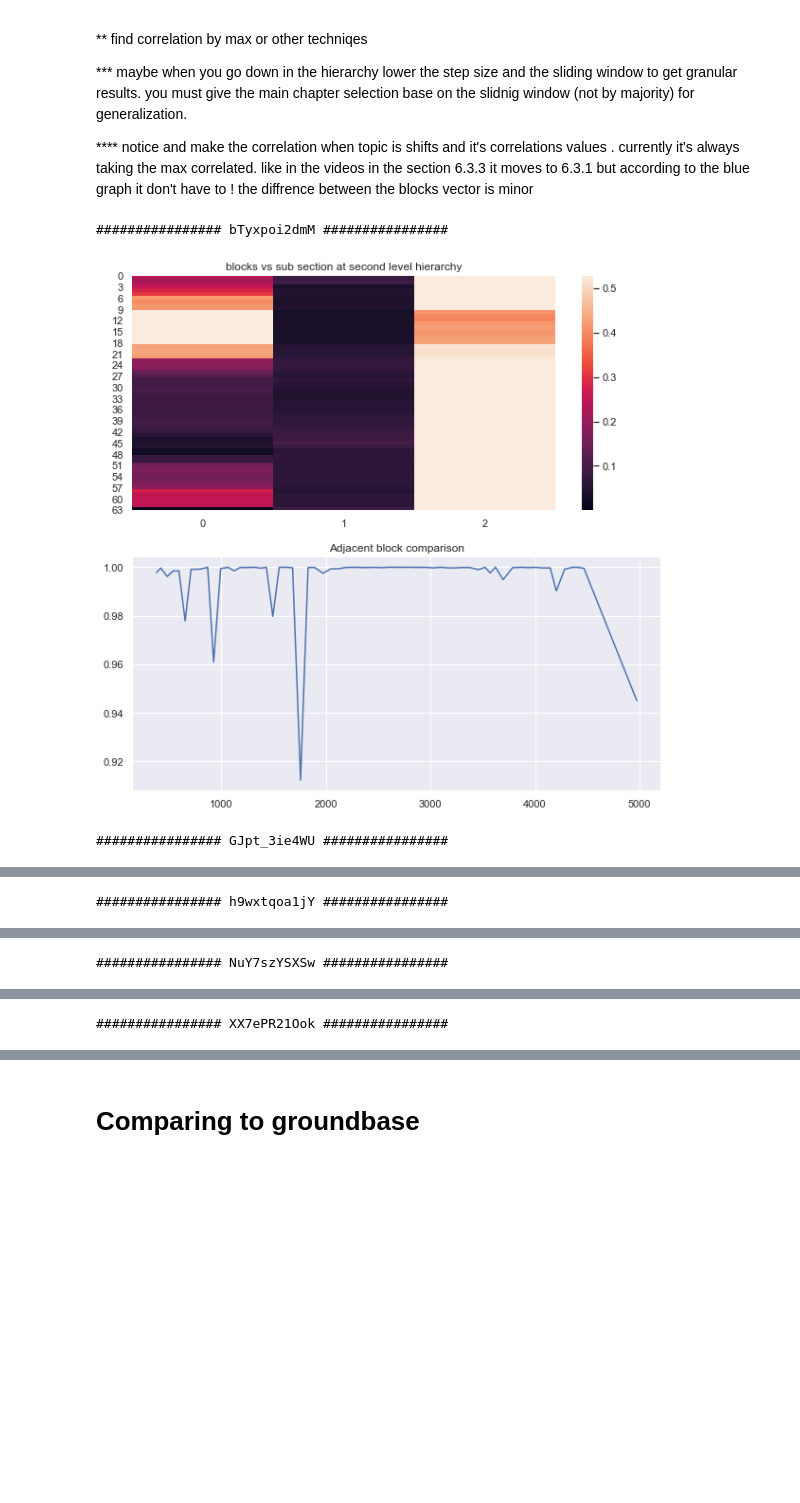
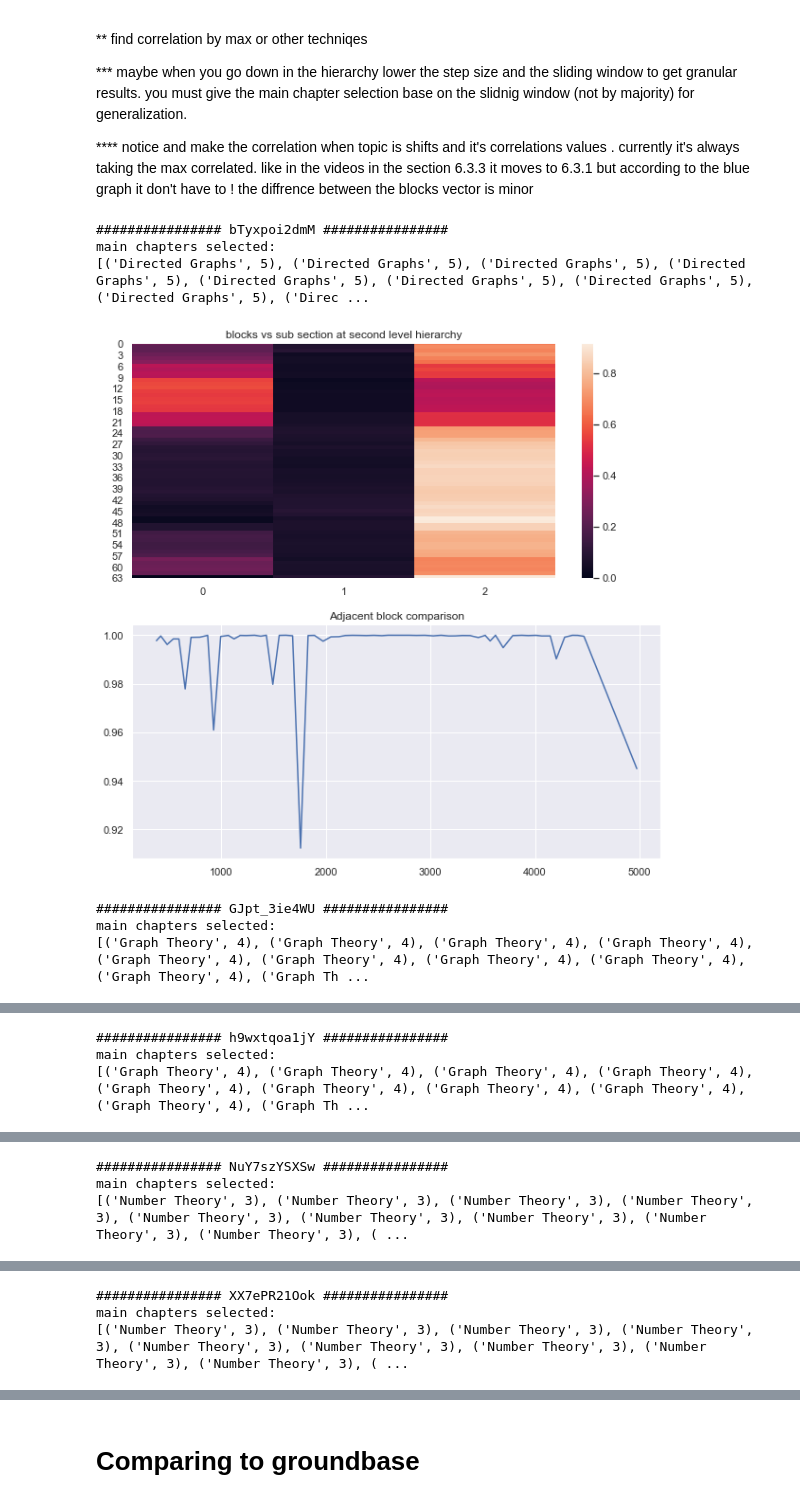
Before and after one commit to yanivohayon8/CLMN7-DSC-PROJECT, a Jupyter notebook: poc/23-segment-by-paper.ipynb, the cells around one changed output, grey strips where cells are left out. Drawn from its saved outputs; the diff is of its cells as text; code cells hidden in the pictures; blank space fills up the shorter version.

```diff
--- a/poc/23-segment-by-paper.ipynb
+++ b/poc/23-segment-by-paper.ipynb
@@ -294,14 +294,19 @@ def emphasize_title(doc_name,book_chapters,titles,factor_enrich = 20,lemmatizing
 df_tp_to_ch = pd.read_csv(os.path.join(groundbase_dir,'Topic to chapter.csv'))
 df_tp_to_ch  = df_tp_to_ch.replace({np.nan:None})
 # %%
-def get_corr_chapters_blocks(blocks,titles,section_as_one_doc,dom_main_cha_index,hierarchy_level=0):
+def get_corr_chapters_blocks(blocks,titles,section_as_one_doc,
+                             dom_main_cha_index=None,hierarchy_level=0):
 
     '''Yielding the Right paper sections'''
-
-    subsection_texts = [section_as_one_doc[s_i]
-                       for s_i in titles_by_hierchy_ranges[hierarchy_level][dom_main_cha_index]]
-    subsection_titles = [titles[tl_i]
-                         for tl_i in titles_by_hierchy_ranges[hierarchy_level][dom_main_cha_index]]
+    # if it is not the main chapters
+    if dom_main_cha_index is not None:
+        subsection_texts = [section_as_one_doc[s_i]
+                           for s_i in titles_by_hierchy_ranges[hierarchy_level][dom_main_cha_index]]
+        subsection_titles = [titles[tl_i]
+                             for tl_i in titles_by_hierchy_ranges[hierarchy_level][dom_main_cha_index]]
+    else:# if it is the main chapters
+        subsection_texts = section_as_one_doc
+        subsection_titles = titles
     subsection_texts = emphasize_title(paper_name,subsection_texts,subsection_titles,lemmatizing = lemmatizing_method)
 
     #########################################################
@@ -373,22 +378,29 @@ for vid in videos_ids:
                                    step_size_sd=step_size)
     gap_timestamp = block_handler.get_block_gap_timestamp()
 
+    ch_main_matching_top,correlation = get_corr_chapters_blocks(blocks,
+                                                                paper_content[paper_name]['main titles'],
+                                                           main_section_as_one_doc[paper_name]
+                                                           )
+
+    print('main chapters selected:')
+    print(ch_main_matching_top)
 
     #################################################################
-    '''First heirarchy level comparison'''
+    '''Second heirarchy level comparison'''
     ##################################################################
     '''Find correlation between the corrent chapters to the blocks'''
     hierarchy_level = 0
-    dom_main_cha_index = main_chapters_[vid]
+    dom_main_cha_index = main_chapters_[vid] # shortcut for implementing a majority vote
     ch_matching_top,correlation = get_corr_chapters_blocks(blocks,tl_first_dep_by_hier,
                                                            first_dep_section_as_one_doc[paper_name],
-                                                           dom_main_cha_index,
+                                                           dom_main_cha_index= dom_main_cha_index,
                                                            hierarchy_level=hierarchy_level)
     self_corr = cosine_similarity(correlation,correlation)
     '''Plotting'''
     fig,ax = plt.subplots(2,1,figsize=(10,10))
 
-    sns.heatmap(correlation,vmin=min(corr_as_row),vmax=max(corr_as_row),ax=ax[0])
+    sns.heatmap(correlation,vmin=np.min(correlation),vmax=np.max(correlation),ax=ax[0])
     ax[0].set_title('blocks vs sub section at %s level hierarchy' %(hierarchy_desc[hierarchy_level +1]))
 
     #sns.heatmap(self_corr,vmin=np.min(self_corr),vmax=np.max(self_corr),ax=ax[1])
@@ -403,7 +415,7 @@ for vid in videos_ids:
     #[print(str(ch_) + " " + str(g_)) for g_,ch_ in zip(gap_timestamp,ch_matching_top)]
 
     #################################################################
-    '''Second heirarchy level comparison'''
+    '''Third heirarchy level comparison'''
     ##################################################################
     gap_timestamp_with_end = gap_timestamp.copy()
     gap_timestamp_with_end.append(df_videos.loc[df_videos['video id'] == vid,
@@ -435,33 +447,37 @@ for vid in videos_ids:
             sub_ch_matching_top,sub_ch_correlations = get_corr_chapters_blocks(curr_topic_blocks,
                                                                                paper_content[paper_name]['titles'],
                                                                                paper_subsec_as_one_doc[paper_name],
-                                                                               dom_main_cha_index,
+                                                                               dom_main_cha_index=dom_main_cha_index,
                                                                                    hierarchy_level=1)
             #print('sub_ch_matching_top len: %s, curr_topic_blocks len %s '
             #      %(len(sub_ch_matching_top),len(curr_topic_blocks) ))
 
             sub_ch_matching_top.append(('end',-100))
             '''try to find where the subtopic shifts'''
             for sub_ch_i in range(1,len(sub_ch_matching_top)):
                 '''Sub topic shift'''
                 if sub_ch_matching_top[sub_ch_i] != sub_ch_matching_top[sub_ch_i-1]:
                     end_ = gap_timestamp_with_end[tl_i - len(sub_ch_matching_top) + sub_ch_i]
              #       print('switching subtopic from ' +
              #             str(sub_ch_matching_top[sub_ch_i -1 ]) +
              #              ' to ' + str(sub_ch_matching_top[sub_ch_i]))
              #       print('start : %s end %s '%(last_shift_seconds,end_))
                     next_sec  = {
                         'Title': sub_ch_matching_top[sub_ch_i - 1][0],
                          'Start': last_shift_seconds,
                          'End':end_
                     }
                     df_vid_division = df_vid_division.append(next_sec,ignore_index=True)
                     last_shift_seconds = end_
 
             curr_topic_blocks = [blocks[tl_i]]
     division_results[vid]  = df_vid_division
     #display(HTML(df_vid_division.to_html()))
 # %% [output]
 ################ bTyxpoi2dmM ################
+main chapters selected:
+[('Directed Graphs', 5), ('Directed Graphs', 5), ('Directed Graphs', 5), ('Directed Graphs', 5), ('Directed Graphs', 5), ('Directed Graphs', 5), ('Directed Graphs', 5), ('Directed Graphs', 5), ('Direc ...
-[figure, old version]
+[figure, new version]
 ################ GJpt_3ie4WU ################
+main chapters selected:
+[('Graph Theory', 4), ('Graph Theory', 4), ('Graph Theory', 4), ('Graph Theory', 4), ('Graph Theory', 4), ('Graph Theory', 4), ('Graph Theory', 4), ('Graph Theory', 4), ('Graph Theory', 4), ('Graph Th ...
@@ -469 +485,3 @@ for vid in videos_ids:
 ################ h9wxtqoa1jY ################
+main chapters selected:
+[('Graph Theory', 4), ('Graph Theory', 4), ('Graph Theory', 4), ('Graph Theory', 4), ('Graph Theory', 4), ('Graph Theory', 4), ('Graph Theory', 4), ('Graph Theory', 4), ('Graph Theory', 4), ('Graph Th ...
@@ -471 +489,3 @@ for vid in videos_ids:
 ################ NuY7szYSXSw ################
+main chapters selected:
+[('Number Theory', 3), ('Number Theory', 3), ('Number Theory', 3), ('Number Theory', 3), ('Number Theory', 3), ('Number Theory', 3), ('Number Theory', 3), ('Number Theory', 3), ('Number Theory', 3), ( ...
@@ -473 +493,3 @@ for vid in videos_ids:
 ################ XX7ePR21Ook ################
+main chapters selected:
+[('Number Theory', 3), ('Number Theory', 3), ('Number Theory', 3), ('Number Theory', 3), ('Number Theory', 3), ('Number Theory', 3), ('Number Theory', 3), ('Number Theory', 3), ('Number Theory', 3), ( ...
```
Also changed, not shown: parts of 4 cells of this notebook, 5 other files.
